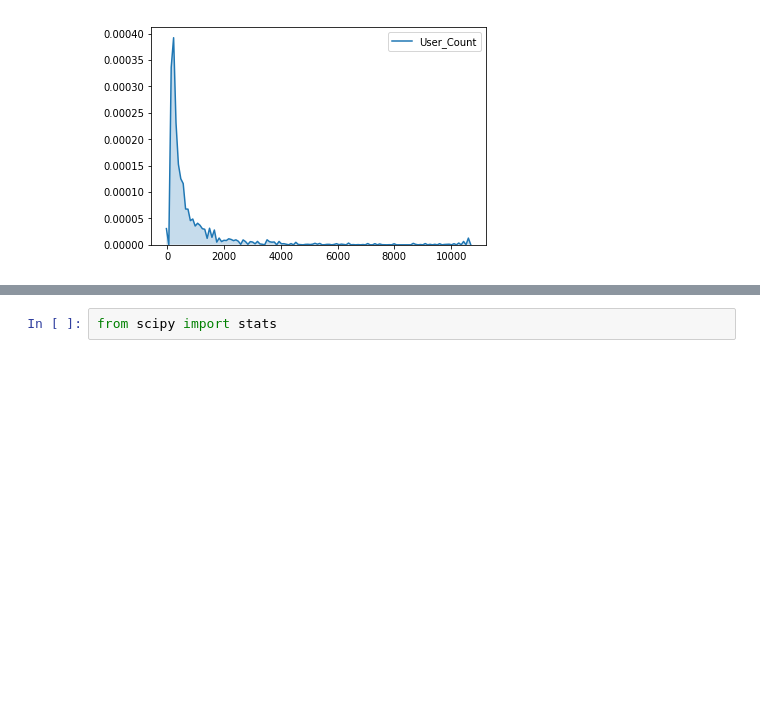
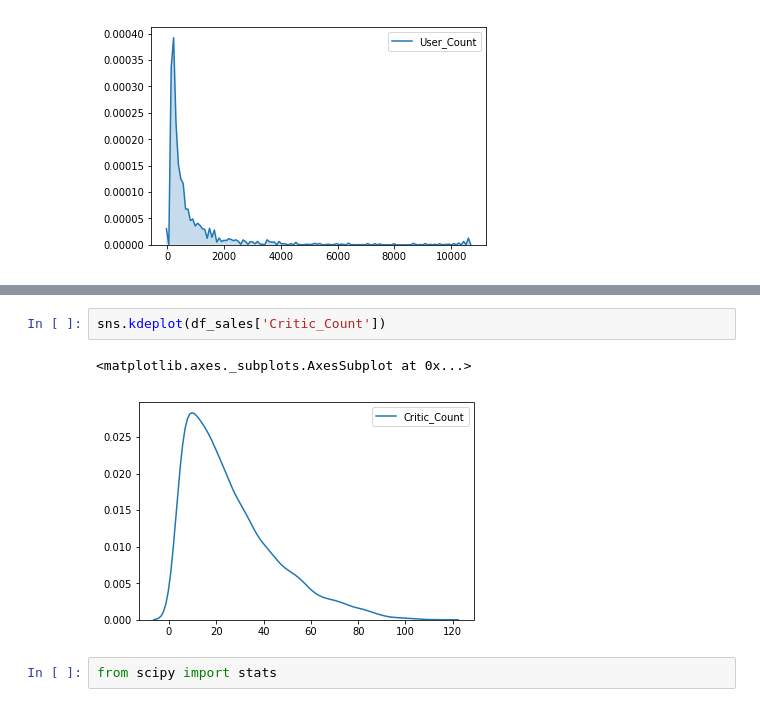
Before and after one commit to Afsent/Nordic_IT_School, a Jupyter notebook: ML/HW24/HW24_Logistic_Regression.ipynb, the cells around one changed output, grey strips where cells are left out. Saved outputs shown, nothing was run; the diff lists cells and outputs as text; blank space fills up the shorter version.

```diff
--- a/ML/HW24/HW24_Logistic_Regression.ipynb
+++ b/ML/HW24/HW24_Logistic_Regression.ipynb
@@ -112,3 +117,8 @@ sns.kdeplot(df_sales['User_Count'], shade=True)
+# %%
+sns.kdeplot(df_sales['Critic_Count'])
+# %% [output]
+<matplotlib.axes._subplots.AxesSubplot at 0x...>
+[figure, added]
 # %%
 from scipy import stats
 # %%
```
Also changed, not shown: parts of 5 cells of this notebook.
